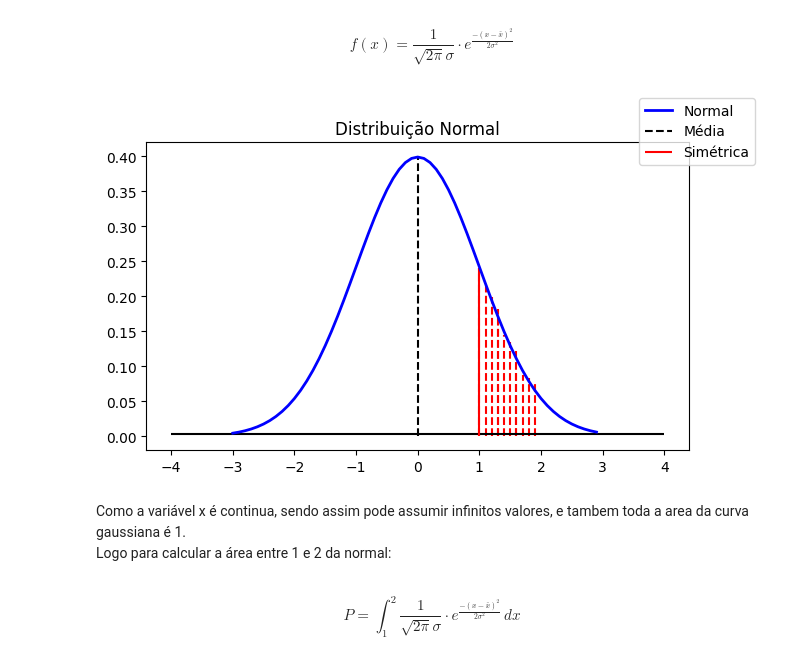
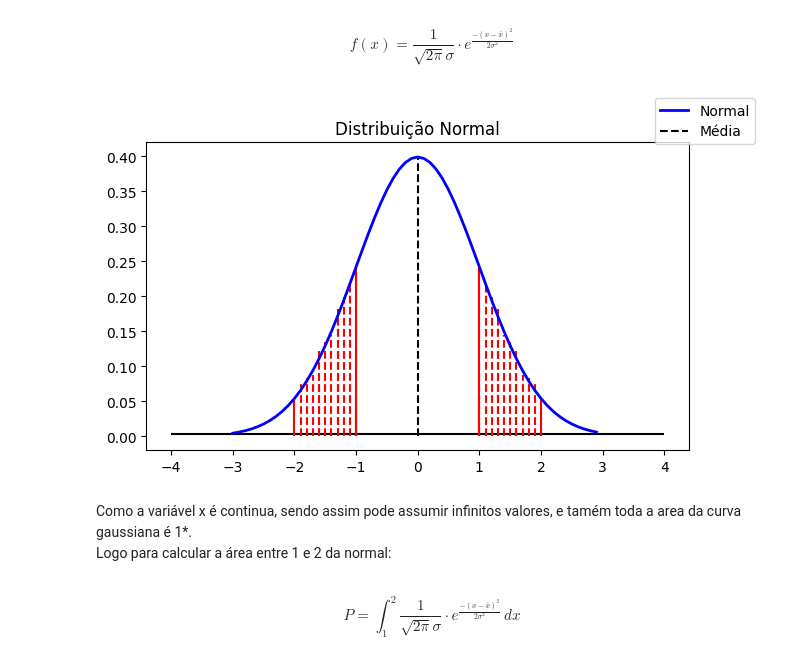
Before and after one commit to xGabrielR/Practical-Statistics-Book-Summary, a Jupyter notebook: notebooks/chapter_02.ipynb, the cells around one changed output. Drawn from its saved outputs; the diff is of its cells as text; code cells hidden in the pictures.

```diff
--- a/notebooks/chapter_02.ipynb
+++ b/notebooks/chapter_02.ipynb
@@ -306,21 +410,11 @@ Função densidade de probabilidade
 # %% [markdown]
 $$f(x) = \frac{1}{\sqrt{2 \pi}\sigma} \cdot e^{\frac{-(x-\bar{x})^2}{2 \sigma^2}}$$
 # %%
-range = np.arange(-3, 3, 0.1)
-fig, ax = plt.subplots( figsize=(7, 4) )
-ax.plot(range, ss.norm.pdf(range), color="b", linewidth=2, label="Normal");
-[ax.vlines(  i, 0, (0.50/(i*2.0)-.01), color="r", linestyle="--" ) for i in 1:.1:1.3];
-[ax.vlines(  i, 0, (0.50/(i*2.3)-.01), color="r", linestyle="--" ) for i in 1.3:.1:1.6];
-[ax.vlines(  i, 0, (0.50/(i*3)-.01), color="r", linestyle="--" )   for i in 1.6:.1:1.9];
-ax.hlines( .003, -4, 4, color="k")
-ax.vlines( 0, 0, 0.4, color="k", linestyle="--", label="Média")
-ax.vlines( 1, 0, 0.24, color="r", label="Simétrica")
-ax.set_title("Distribuição Normal")
-fig.legend();
+plot_normal( range, true );
 # %% [output]
-[figure, old version]
+[figure, new version]
 # %% [markdown]
-Como a variável x é continua, sendo assim pode assumir infinitos valores, e tambem toda a area da curva gaussiana é 1.<br>
+Como a variável x é continua, sendo assim pode assumir infinitos valores, e tamém toda a area da curva gaussiana é 1*.<br>
 Logo para calcular a área entre 1 e 2 da normal:
 # %% [markdown]
 $$P = \int_{1}^{2}\frac{1}{\sqrt{2\pi}\sigma} \cdot e^{\frac{-(x-\bar{x})^2}{2 \sigma^2}}\,dx$$
```
Also changed, not shown: parts of 21 cells of this notebook, 3 other files.
